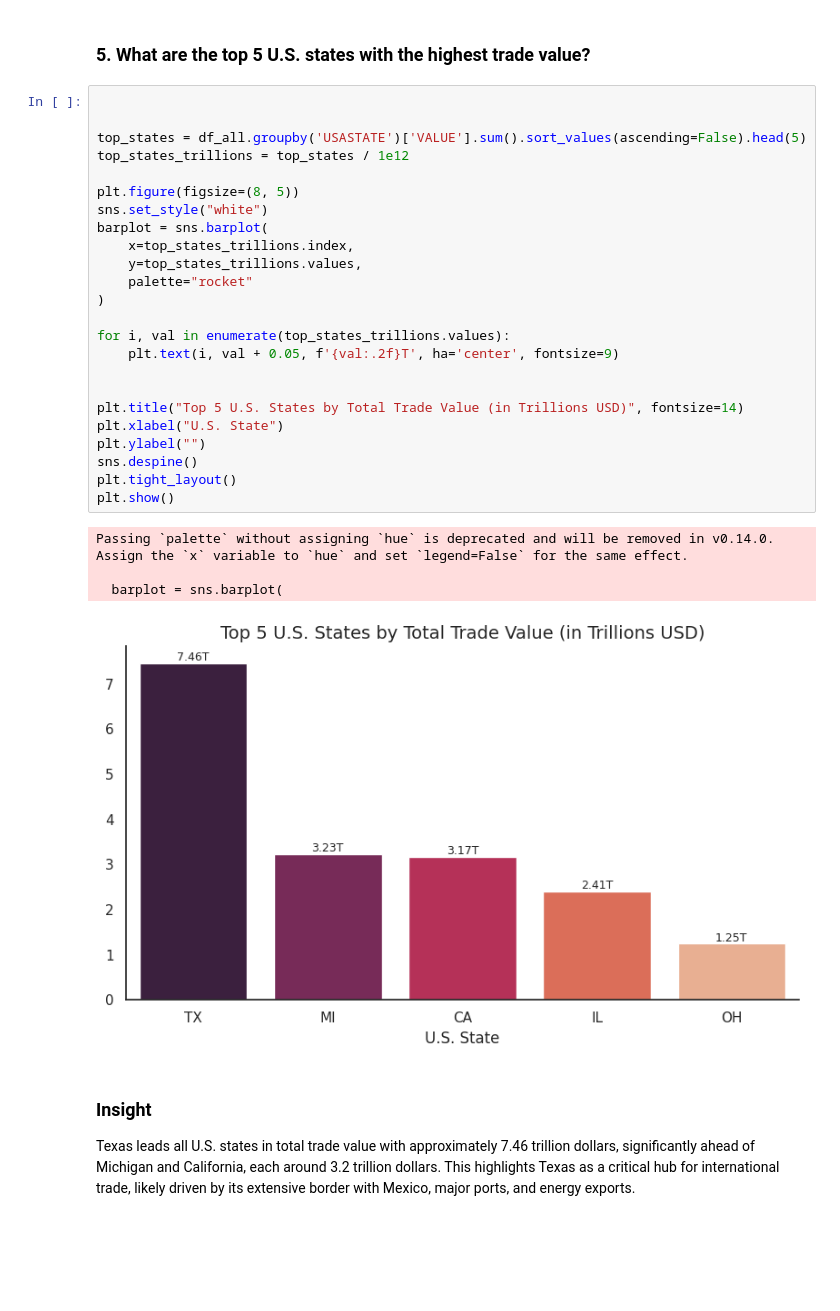
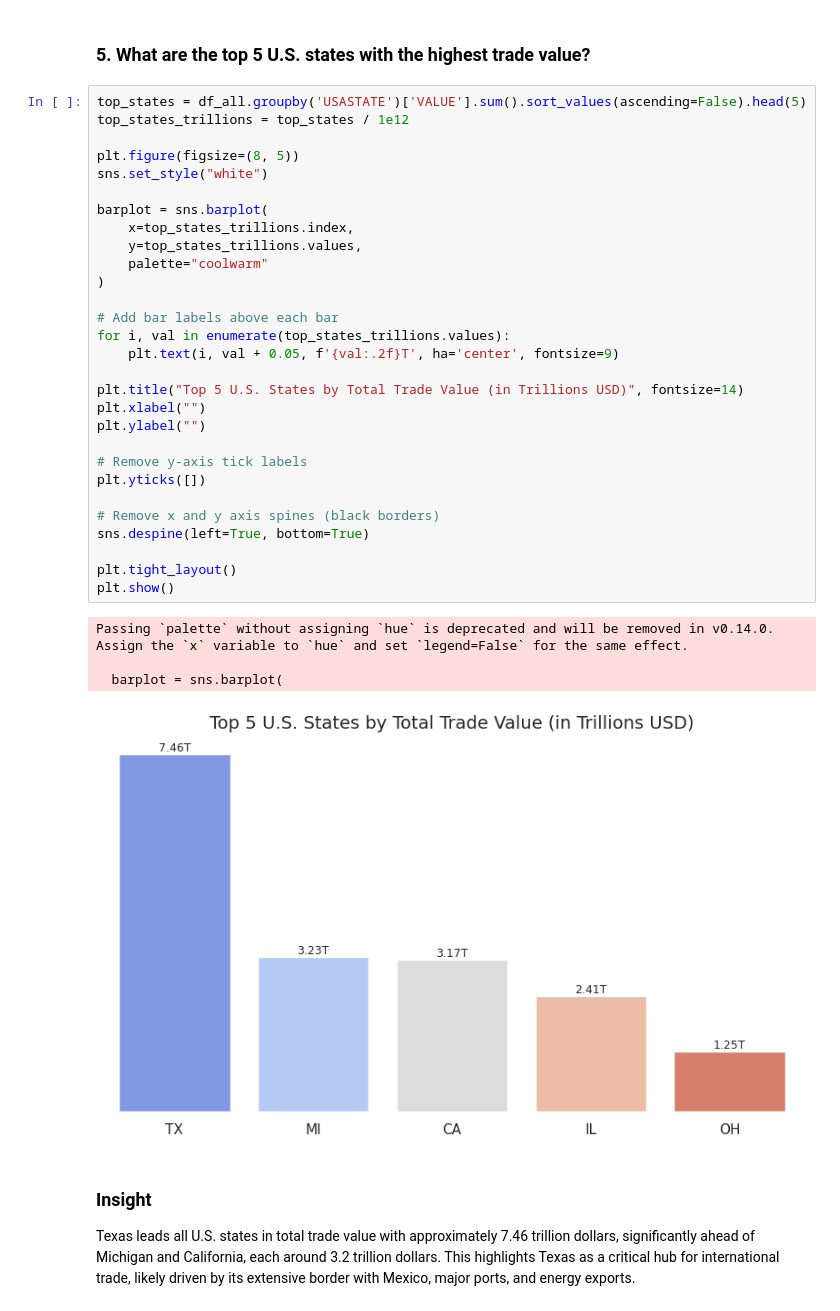
Before and after one commit to nanaakuaobota/TransBorder-Freight-Data-Analysis-Project, a Jupyter notebook: TransBorder_Freight_Data_Analysis_Project.ipynb, the cells around one changed output. Drawn from its saved outputs; the diff is of its cells as text; blank space fills up the shorter version.

```diff
--- a/TransBorder_Freight_Data_Analysis_Project.ipynb
+++ b/TransBorder_Freight_Data_Analysis_Project.ipynb
@@ -358,34 +357,39 @@ While trucks dominate in trade value, vessels transport the most freight by weig
 
 ### 5.   What are the top 5 U.S. states with the highest trade value?
 # %%
-
-
 top_states = df_all.groupby('USASTATE')['VALUE'].sum().sort_values(ascending=False).head(5)
 top_states_trillions = top_states / 1e12
 
 plt.figure(figsize=(8, 5))
 sns.set_style("white")
+
 barplot = sns.barplot(
     x=top_states_trillions.index,
     y=top_states_trillions.values,
-    palette="rocket"
+    palette="coolwarm"
 )
 
+# Add bar labels above each bar
 for i, val in enumerate(top_states_trillions.values):
     plt.text(i, val + 0.05, f'{val:.2f}T', ha='center', fontsize=9)
 
+plt.title("Top 5 U.S. States by Total Trade Value (in Trillions USD)", fontsize=14)
+plt.xlabel("")
+plt.ylabel("")
 
-plt.title("Top 5 U.S. States by Total Trade Value (in Trillions USD)", fontsize=14)
-plt.xlabel("U.S. State")
-plt.ylabel("")
-sns.despine()
+# Remove y-axis tick labels
+plt.yticks([])
+
+# Remove x and y axis spines (black borders)
+sns.despine(left=True, bottom=True)
+
 plt.tight_layout()
 plt.show()
 # %% [output]
 Passing `palette` without assigning `hue` is deprecated and will be removed in v0.14.0. Assign the `x` variable to `hue` and set `legend=False` for the same effect.
 
   barplot = sns.barplot(
-[figure, old version]
+[figure, new version]
 # %% [markdown]
 ### Insight
 
```
Also changed, not shown: parts of 13 cells of this notebook.
